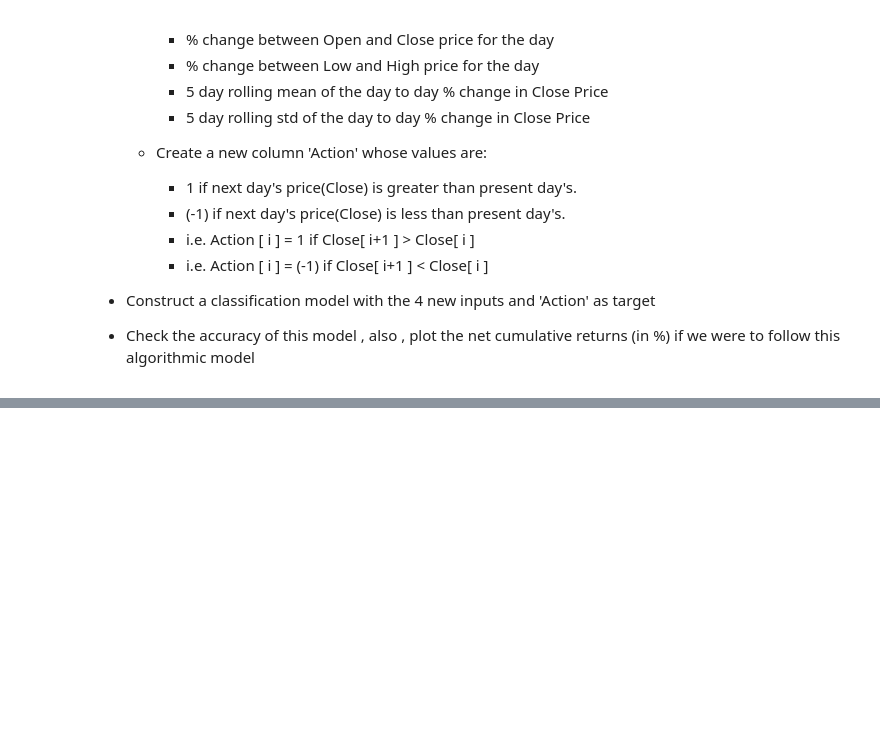
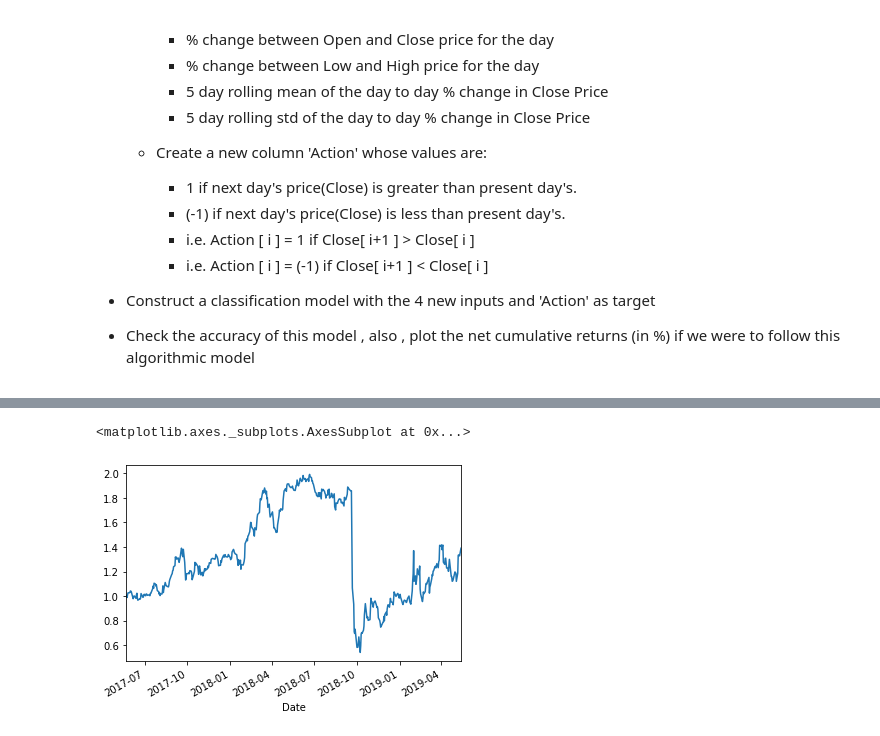
Before and after one commit to JamesMcGuigan/aspiration-ai-internship, a Jupyter notebook: python3/module_4/module_4.ipynb, the cells around one changed output, grey strips where cells are left out. Cells and saved outputs as stored; diff of their text form; code cells hidden in the pictures; blank space fills up the shorter version.

```diff
--- a/python3/module_4/module_4.ipynb
+++ b/python3/module_4/module_4.ipynb
@@ -233,0 +245,7 @@ cumulative_returns
+# %%
+# Cumulative Product of PCT change in Close_Price with predicted actions
+cumulative_returns = ( 1 + (dhfl['Close_Price'].pct_change() * dhfl['Action']) ).dropna().cumprod()
+cumulative_returns.plot()
+# %% [output]
+<matplotlib.axes._subplots.AxesSubplot at 0x...>
+[figure, added]
```
Also changed, not shown: parts of 11 cells of this notebook, 2 other files.
